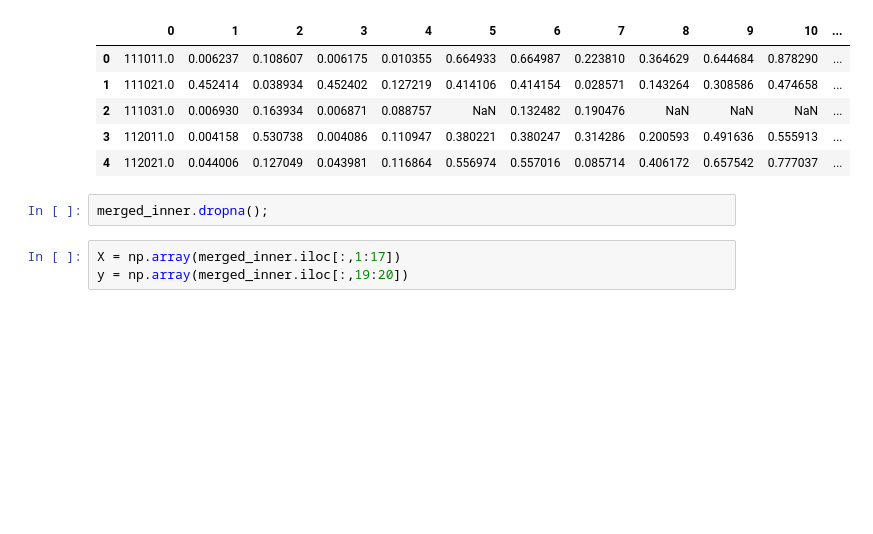
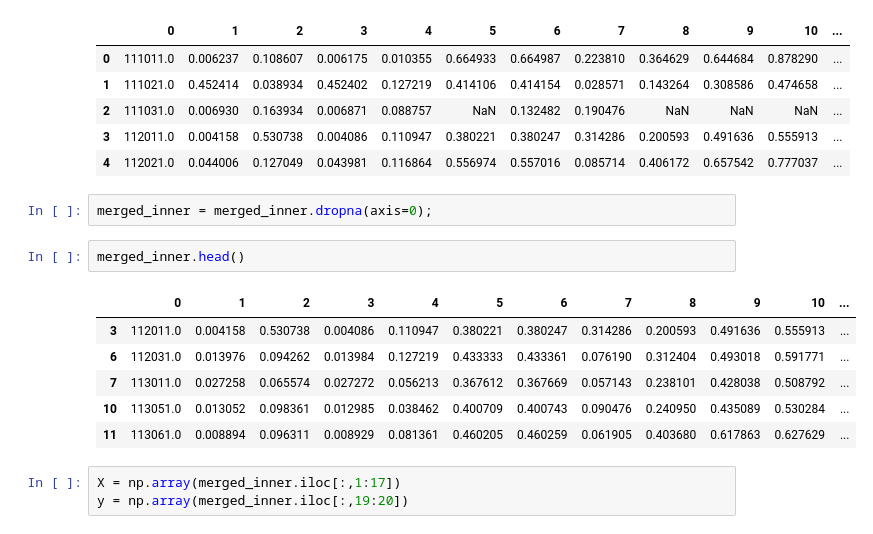
Before and after one commit to sand7281/MATH_437_SPRING20, a Jupyter notebook: KNN_SVM_DETAILED_GROUPS.ipynb, the cells around one changed output. Saved outputs shown, nothing was run; the diff lists cells and outputs as text; blank space fills up the shorter version.

```diff
--- a/KNN_SVM_DETAILED_GROUPS.ipynb
+++ b/KNN_SVM_DETAILED_GROUPS.ipynb
@@ -117,7 +117,16 @@ merged_inner.head()
 | 3 | 112011.0 | 0.004158 | 0.530738 | 0.004086 | 0.110947 | 0.380221 | 0.380247 | 0.314286 | 0.200593 | 0.491636 | 0.555913 | ... |
 | 4 | 112021.0 | 0.044006 | 0.127049 | 0.043981 | 0.116864 | 0.556974 | 0.557016 | 0.085714 | 0.406172 | 0.657542 | 0.777037 | ... |
 # %%
-merged_inner.dropna();
+merged_inner = merged_inner.dropna(axis=0);
+# %%
+merged_inner.head()
+# %% [output]
+|  | 0 | 1 | 2 | 3 | 4 | 5 | 6 | 7 | 8 | 9 | 10 | ... |
+| 3 | 112011.0 | 0.004158 | 0.530738 | 0.004086 | 0.110947 | 0.380221 | 0.380247 | 0.314286 | 0.200593 | 0.491636 | 0.555913 | ... |
+| 6 | 112031.0 | 0.013976 | 0.094262 | 0.013984 | 0.127219 | 0.433333 | 0.433361 | 0.076190 | 0.312404 | 0.493018 | 0.591771 | ... |
+| 7 | 113011.0 | 0.027258 | 0.065574 | 0.027272 | 0.056213 | 0.367612 | 0.367669 | 0.057143 | 0.238101 | 0.428038 | 0.508792 | ... |
+| 10 | 113051.0 | 0.013052 | 0.098361 | 0.012985 | 0.038462 | 0.400709 | 0.400743 | 0.090476 | 0.240950 | 0.435089 | 0.530284 | ... |
+| 11 | 113061.0 | 0.008894 | 0.096311 | 0.008929 | 0.081361 | 0.460205 | 0.460259 | 0.061905 | 0.403680 | 0.617863 | 0.627629 | ... |
 # %%
 X = np.array(merged_inner.iloc[:,1:17])
 y = np.array(merged_inner.iloc[:,19:20])
```
Also changed, not shown: parts of 5 cells of this notebook.
